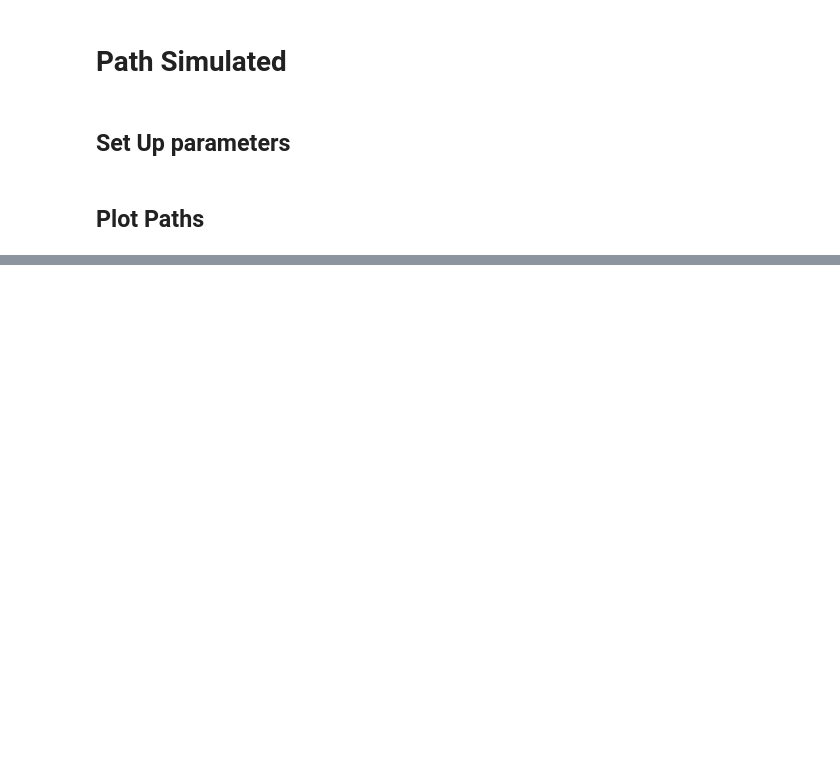
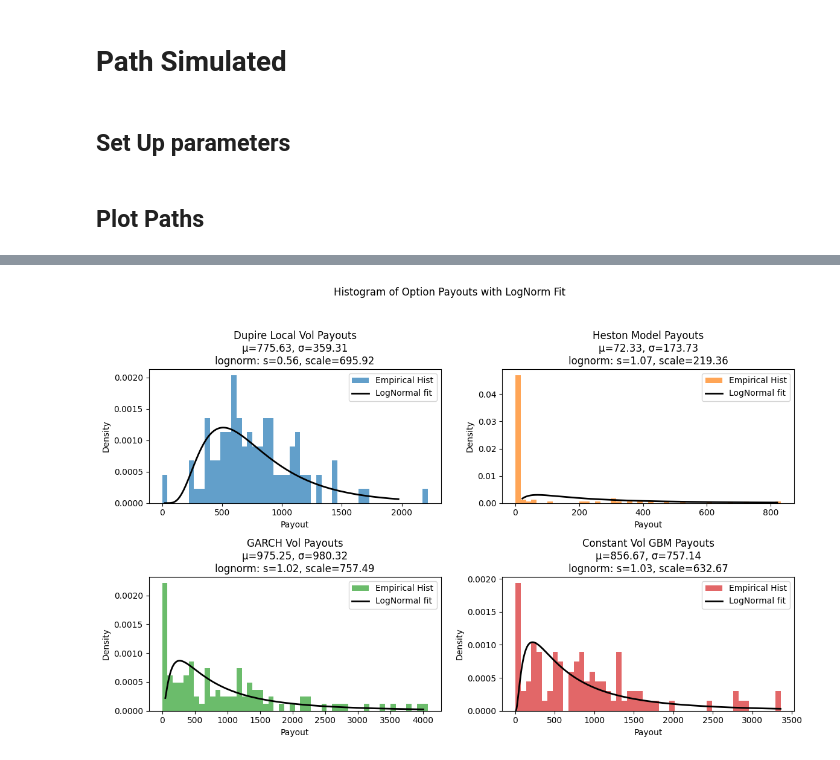
Before and after one commit to StevenYang23/MonteCarloOptionPricing, a Jupyter notebook: main.ipynb, the cells around one changed output, grey strips where cells are left out. Drawn from its saved outputs; the diff is of its cells as text; code cells hidden in the pictures; blank space fills up the shorter version.

Commit message:
payout

```diff
--- a/main.ipynb
+++ b/main.ipynb
@@ -205,0 +155,19 @@ plt.show()
+# %%
+def payout(path,K):
+    return np.maximum(path[-1,:]-K,0)
+def DCF(payout,r,T):
+    return payout*np.exp(-r*T)
+
+local_vol_payouts = payout(S_path_dupire,K)
+heston_payouts = payout(S_path_Heston,K)
+Garch_Vol_payouts = payout(S_path_Garch,K)
+Constant_vol_payouts = payout(S_path_GBM,K)
+
+# local_vol_payouts = DCF(local_vol_payouts,r,T)
+# heston_payouts = DCF(heston_payouts,r,T)
+# Garch_Vol_payouts = DCF(Garch_Vol_payouts,r,T)
+# Constant_vol_payouts = DCF(Constant_vol_payouts,r,T)
+# %%
+plot_payouts(local_vol_payouts,heston_payouts,Garch_Vol_payouts,Constant_vol_payouts)
+# %% [output]
+[figure, added]
```
Also changed, not shown: parts of 6 cells of this notebook, 2 other files.
